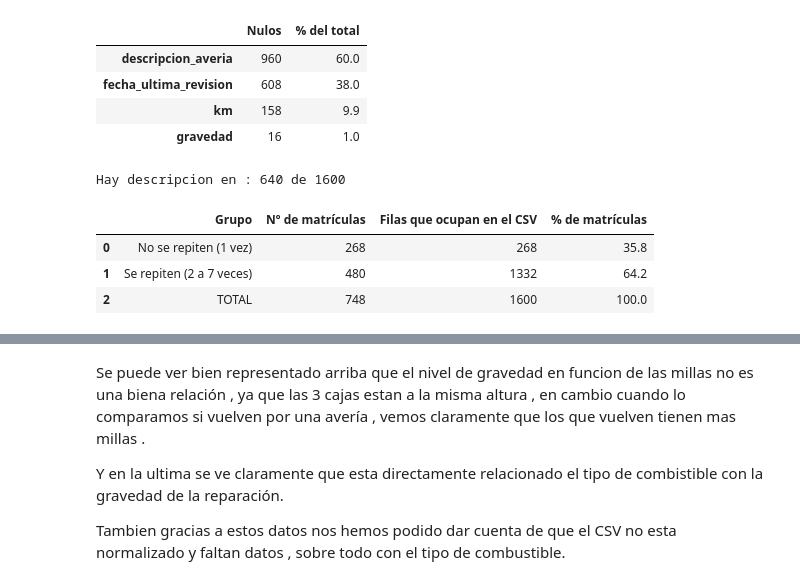
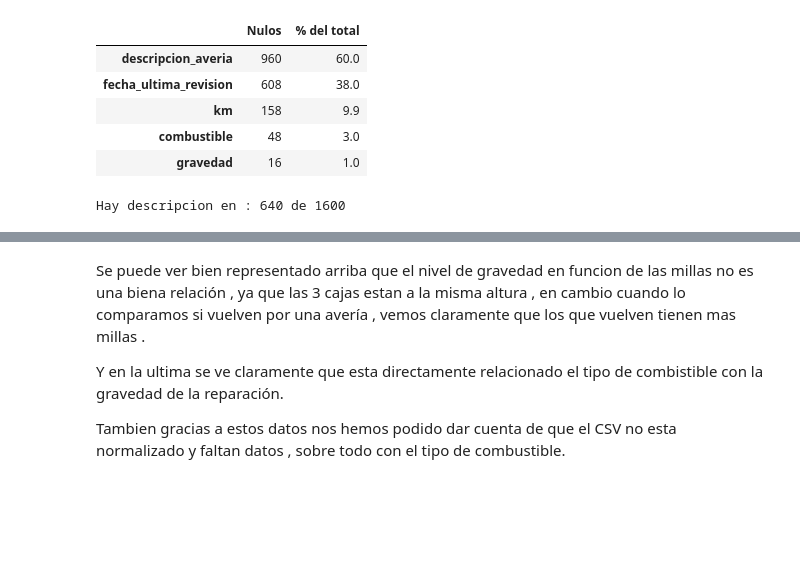
Before and after one commit to deluxxe-1/practica_autolevante, a Jupyter notebook: proyecto.ipynb, the cells around one changed output, grey strips where cells are left out. Saved outputs shown, nothing was run; the diff lists cells and outputs as text; code cells hidden in the pictures; blank space fills up the shorter version.

```diff
--- a/proyecto.ipynb
+++ b/proyecto.ipynb
@@ -1,28 +1,29 @@
 # %%
 import statistics as st
 import numpy as np
 import pandas as pd
 import matplotlib.pyplot as plt
 import seaborn as sns
 
-df = pd.read_csv("autolevante_visitas.csv", sep=";")
+df = pd.read_csv("autolevante_visitas_limpio.csv", sep=";")
 #
 nulos = pd.DataFrame({
     "Nulos": df.isna().sum(),
     "% del total": (df.isna().mean() * 100).round(1),
 })
 
 nulos[nulos["Nulos"] > 0].sort_values("Nulos", ascending=False)
 
 #Con esto podemos observar que la descripcion es un valor inutil ya que esta el 60 % del campo nulo
 #Aparte de que no nos dice nada la descripcion
 #Fecha de ultima revision es un tema a debate por su falta de contenido , pero su importancia
 #Los Km y la gravedad podemos recrear esos datos usando la media , moda , etc..
 # %% [output]
 |  | Nulos | % del total |
 | descripcion_averia | 960 | 60.0 |
 | fecha_ultima_revision | 608 | 38.0 |
 | km | 158 | 9.9 |
+| combustible | 48 | 3.0 |
 | gravedad | 16 | 1.0 |
 # %%
 descripcion_averia = df["descripcion_averia"].dropna()
@@ -31,29 +32,3 @@ print(f"Hay descripcion en : {len(descripcion_averia)} de {len(df)}")
 #Con esto sabemos a mayor exactitud
 # %% [output]
 Hay descripcion en : 640 de 1600
-# %%
-# Contamos cuántas veces sale cada matrícula
-conteo = df["matricula"].value_counts()
-
-# Creamos una tabla sencilla comparando Únicas vs Repetidas
-resumen_matriculas = pd.DataFrame({
-    "Grupo": ["No se repiten (1 vez)", "Se repiten (2 a 7 veces)", "TOTAL"],
-    "Nº de matrículas": [
-        (conteo == 1).sum(),
-        (conteo > 1).sum(),
-        df["matricula"].nunique()
-    ],
-    "Filas que ocupan en el CSV": [
-        conteo[conteo == 1].sum(),
-        conteo[conteo > 1].sum(),
-        len(df)
-    ]
-})
-
-resumen_matriculas["% de matrículas"] = (resumen_matriculas["Nº de matrículas"] / df["matricula"].nunique() * 100).round(1)
-resumen_matriculas
-# %% [output]
-|  | Grupo | Nº de matrículas | Filas que ocupan en el CSV | % de matrículas |
-| 0 | No se repiten (1 vez) | 268 | 268 | 35.8 |
-| 1 | Se repiten (2 a 7 veces) | 480 | 1332 | 64.2 |
-| 2 | TOTAL | 748 | 1600 | 100.0 |
```
Also changed, not shown: parts of 13 cells of this notebook.
